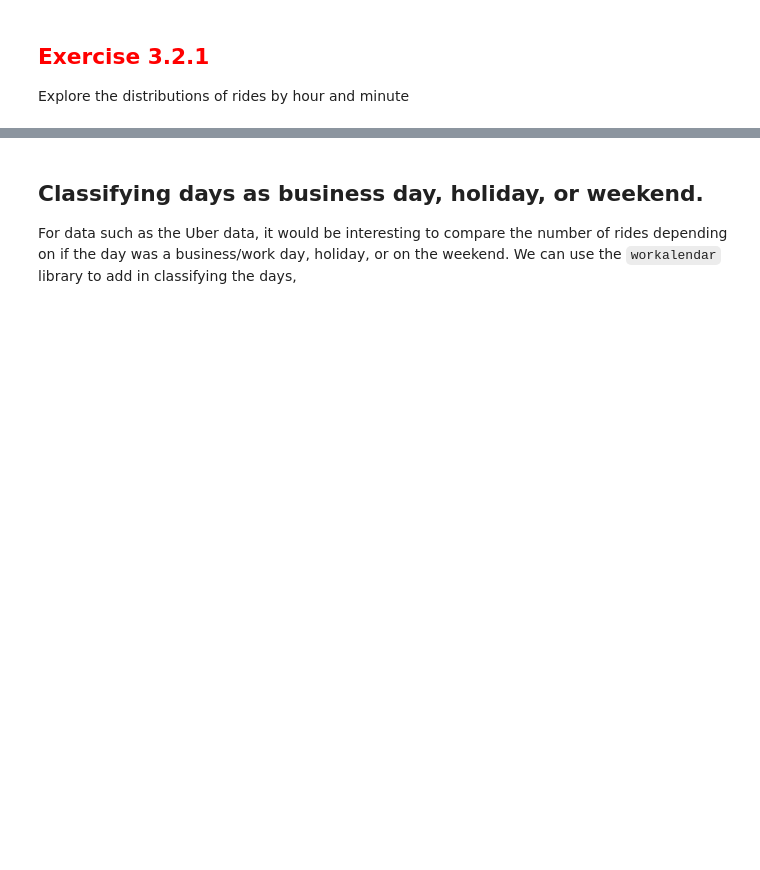
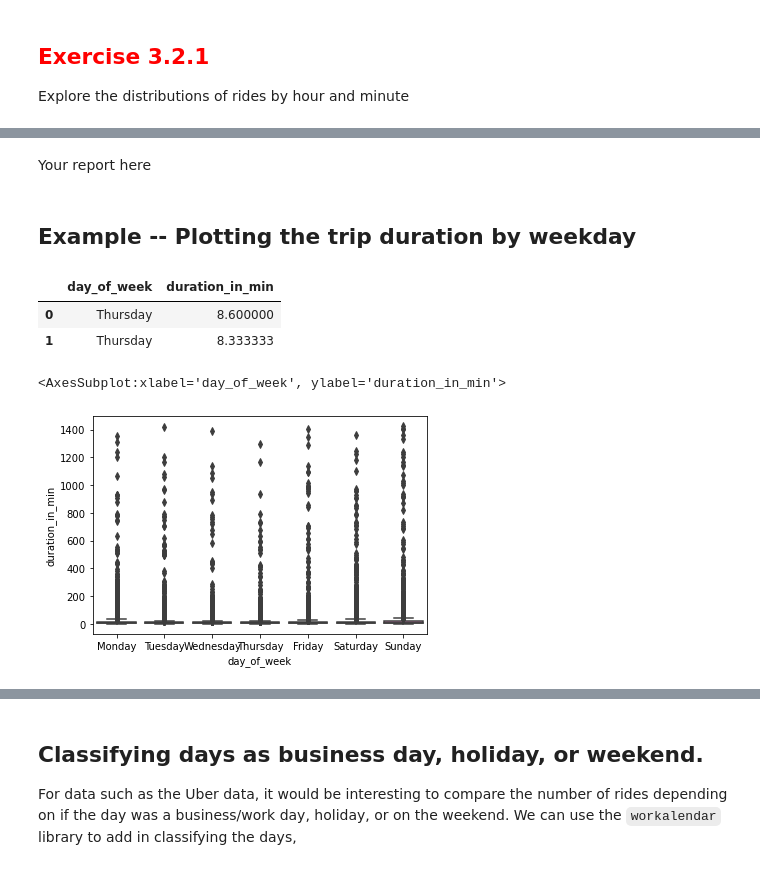
Before and after one commit to samwooden/module3_more_about_mutate, a Jupyter notebook: 3_2_working_with_dates.ipynb, the cells around one changed output, grey strips where cells are left out. Cells and saved outputs as stored; diff of their text form; code cells hidden in the pictures; blank space fills up the shorter version.

```diff
--- a/3_2_working_with_dates.ipynb
+++ b/3_2_working_with_dates.ipynb
@@ -247,0 +277,4 @@ Explore the distributions of rides by hour and minute
+# %%
+dates = ['started_at', 'ended_at']
+bike_data = pd.read_csv('./data/JC-202207-citbike-tripdata.csv', parse_dates=dates)
+bike_data.head(2)
@@ -247,0 +297,6 @@ Explore the distributions of rides by hour and minute
+# %%
+bike_data_w_delta = (bike_data
+                     >> select(dates)
+                     >> mutate(duration = X.ended_at - X.started_at)
+                    )
+bike_data_w_delta.head(2)
@@ -247,0 +376,29 @@ Explore the distributions of rides by hour and minute
+# %% [markdown]
+Your report here
+# %% [markdown]
+## Example -- Plotting the trip duration by weekday
+# %%
+from calendar import day_name
+
+weekday_categories = pd.CategoricalDtype(categories=list(day_name),
+                                     ordered=True)
+
+day_and_duration = (bike_data_w_delta
+                    >> mutate(day_of_week = X.started_at.dt.day_name().astype(weekday_categories),
+                              duration_in_min = X.duration.dt.seconds/60)
+                    >> select('day_of_week', 'duration_in_min')
+                   )
+day_and_duration.head(2)
+# %% [output]
+|  | day_of_week | duration_in_min |
+| 0 | Thursday | 8.600000 |
+| 1 | Thursday | 8.333333 |
+# %%
+import seaborn as sns
+
+sns.boxplot(data = day_and_duration,
+            x = 'day_of_week',
+            y = 'duration_in_min')
+# %% [output]
+<AxesSubplot:xlabel='day_of_week', ylabel='duration_in_min'>
+[figure, added]
```
Also changed, not shown: parts of 28 cells of this notebook.
